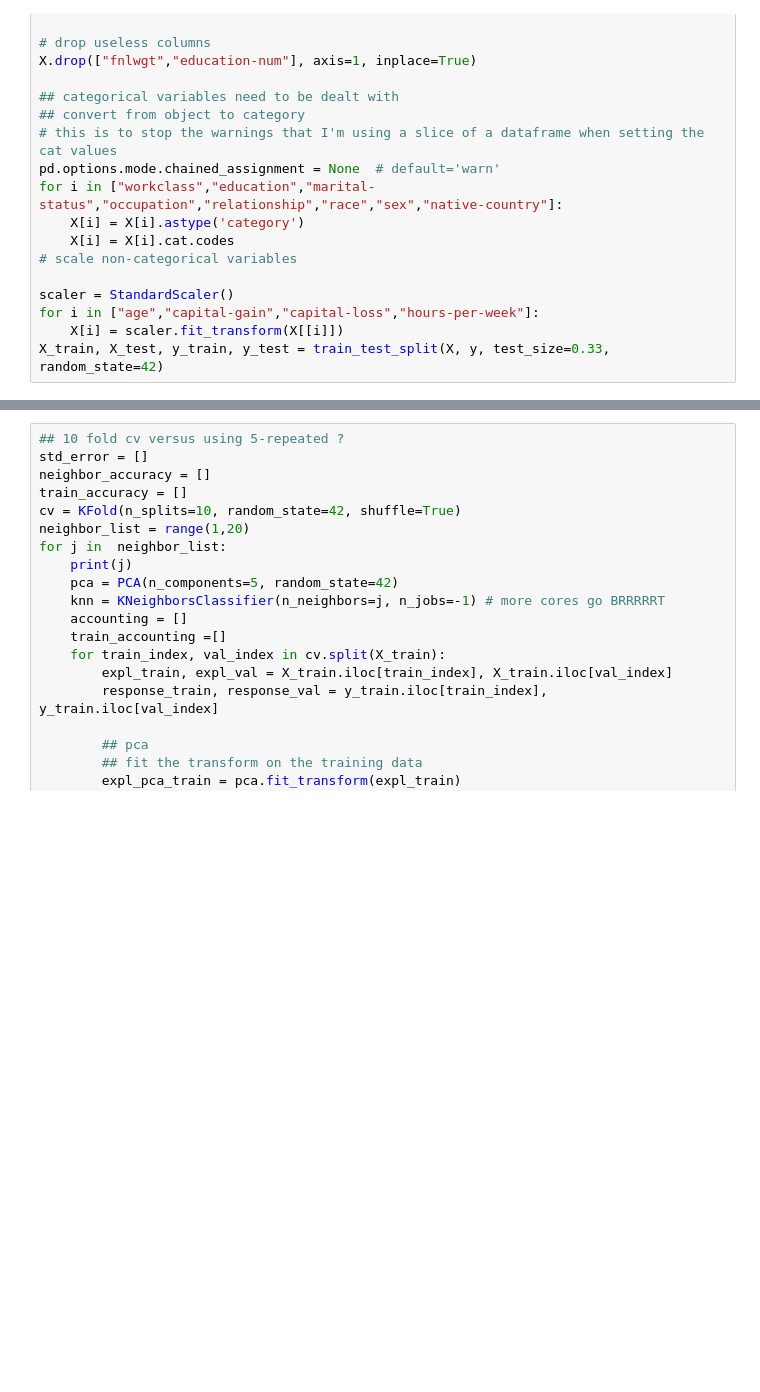
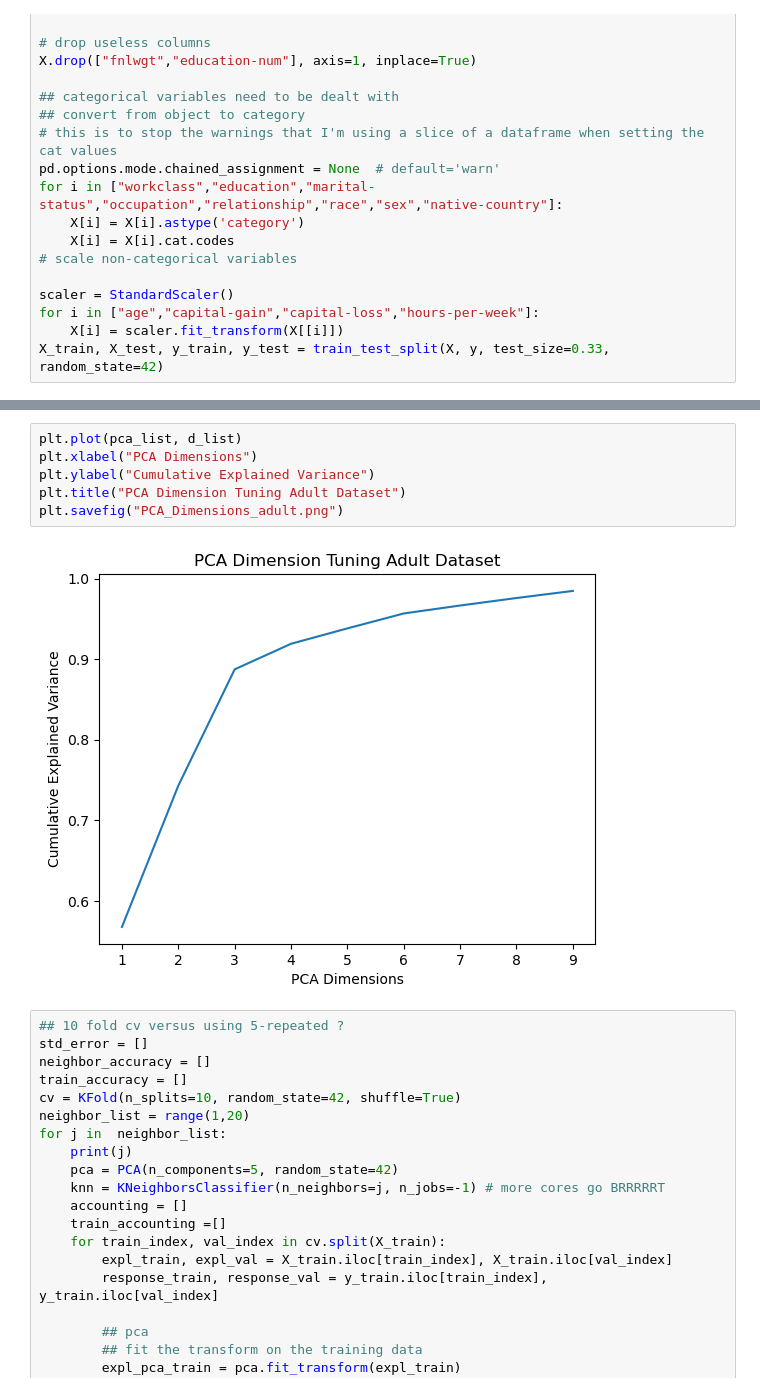
Before and after one commit to jsl339/CLR_Project, a Jupyter notebook: JLelandCode/Full_Run_KNN.ipynb, the cells around one changed output, grey strips where cells are left out. Saved outputs shown, nothing was run; the diff lists cells and outputs as text; blank space fills up the shorter version.

```diff
--- a/JLelandCode/Full_Run_KNN.ipynb
+++ b/JLelandCode/Full_Run_KNN.ipynb
@@ -81,6 +84,14 @@ Dimension reduced to:  8
 Cumulative Explained Variance:  0.9759311367917182
 Dimension reduced to:  9
 Cumulative Explained Variance:  0.9847368310594107
+# %%
+plt.plot(pca_list, d_list)
+plt.xlabel("PCA Dimensions")
+plt.ylabel("Cumulative Explained Variance")
+plt.title("PCA Dimension Tuning Adult Dataset")
+plt.savefig("PCA_Dimensions_adult.png")
+# %% [output]
+[figure, added]
 # %%
 ## 10 fold cv versus using 5-repeated ?
 std_error = []
```
Also changed, not shown: parts of 11 cells of this notebook.
